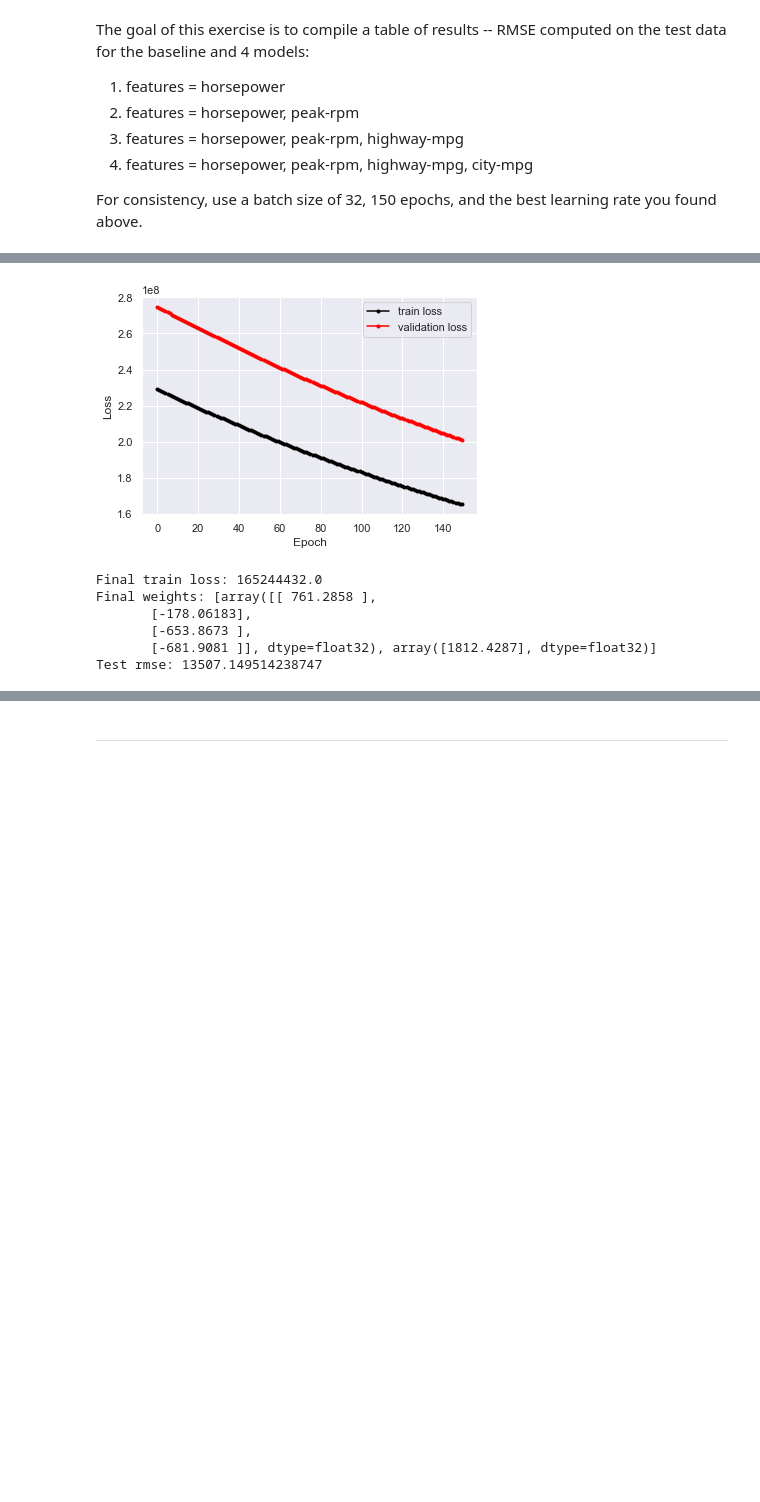
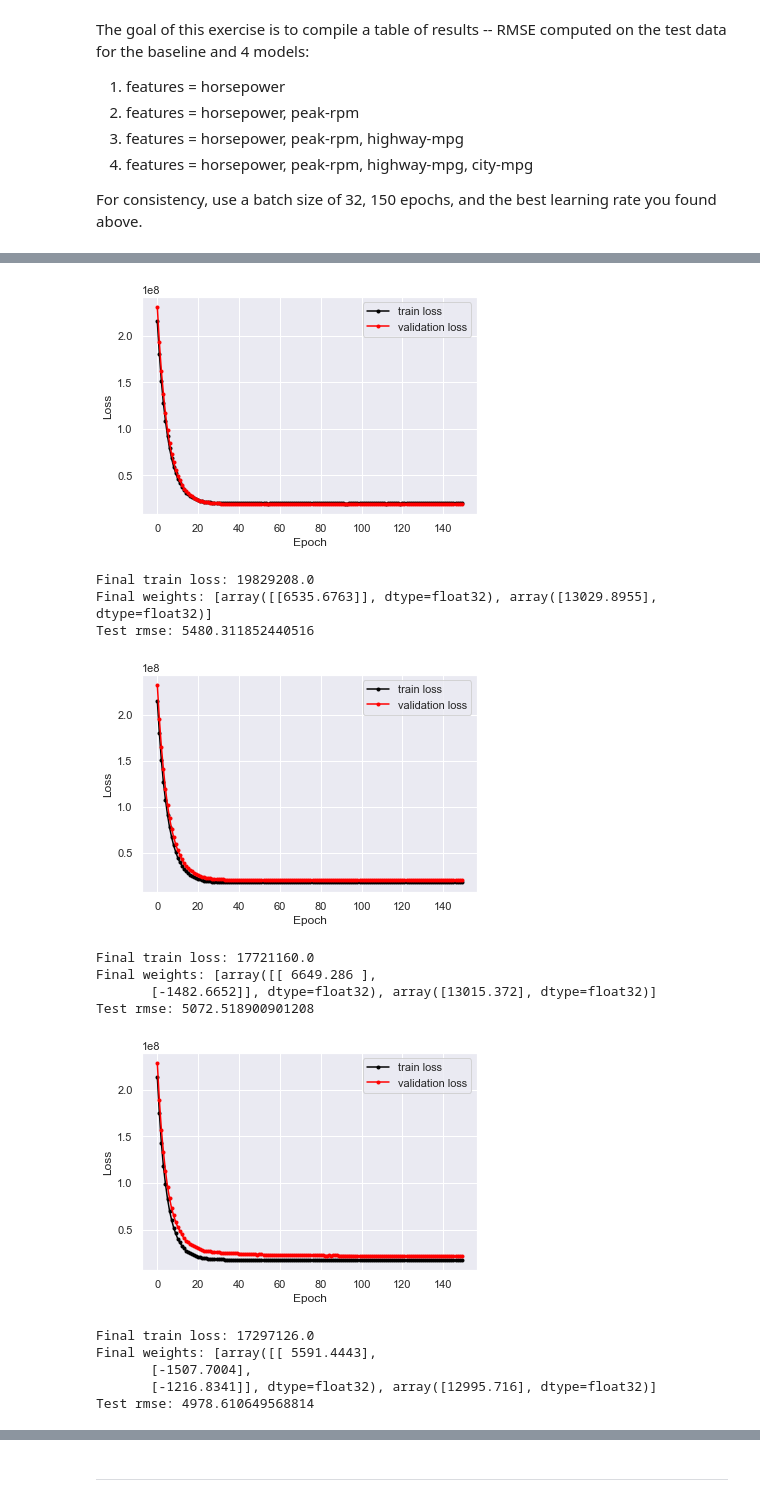
Before and after one commit to vhr1975/datasciw207, a Jupyter notebook: Homework/03 Linear Regression with Tensorflow.ipynb, the cells around one changed output, grey strips where cells are left out. Saved outputs shown, nothing was run; the diff lists cells and outputs as text; code cells hidden in the pictures; blank space fills up the shorter version.

```diff
--- a/Homework/03 Linear Regression with Tensorflow.ipynb
+++ b/Homework/03 Linear Regression with Tensorflow.ipynb
@@ -141,6 +141,10 @@ We're going to train models that **predict price from the other columns**, so we
 # %%
 # We'll use these input features.
 features = ['horsepower', 'peak-rpm', 'city-mpg', 'highway-mpg']
+# feature splits
+horsepower = ['horsepower']
+horsepower_peakrpm = ['horsepower', 'peak-rpm']
+horsepower_peakrpm_highwaympg = ['horsepower', 'peak-rpm', 'highway-mpg']
 
 # Use a ~80/20 train/test split.
 car_train = car_data[:160]
@@ -622,5 +626,19 @@ def run_experiment(features, learning_rate):
   test_rmse = np.sqrt(test_loss)
   print('Test rmse:', test_rmse)
 
-run_experiment(features, 0.0001)
+print(horsepower)
+print(horsepower_peakrpm)
+print(horsepower_peakrpm_highwaympg)
+print(features)
+
+# 1. features = horsepower
+run_experiment(horsepower, 0.01)
+# 2. features = horsepower, peak-rpm
+run_experiment(horsepower_peakrpm, 0.01)
+# 3. features = horsepower, peak-rpm, highway-mpg
+run_experiment(horsepower_peakrpm_highwaympg, 0.01)
+# 4. features = horsepower, peak-rpm, highway-mpg, city-mpg
+run_experiment(features, 0.01)
+
+# For consistency, use a batch size of 32, 150 epochs, and the best learning rate you found above.
 # %% [output]
@@ -627,7 +649,15 @@ run_experiment(features, 0.0001)
-[figure, old version]
+[figure, new version]
-Final train loss: 165244432.0
-Final weights: [array([[ 761.2858 ],
-       [-178.06183],
-       [-653.8673 ],
-       [-681.9081 ]], dtype=float32), array([1812.4287], dtype=float32)]
-Test rmse: 13507.149514238747
+Final train loss: 19829208.0
+Final weights: [array([[6535.6763]], dtype=float32), array([13029.8955], dtype=float32)]
+Test rmse: 5480.311852440516
+[figure, added]
+Final train loss: 17721160.0
+Final weights: [array([[ 6649.286 ],
+       [-1482.6652]], dtype=float32), array([13015.372], dtype=float32)]
+Test rmse: 5072.518900901208
+[figure, added]
+Final train loss: 17297126.0
+Final weights: [array([[ 5591.4443],
+       [-1507.7004],
+       [-1216.8341]], dtype=float32), array([12995.716], dtype=float32)]
+Test rmse: 4978.610649568814
```
Also changed, not shown: parts of 2 cells of this notebook.
